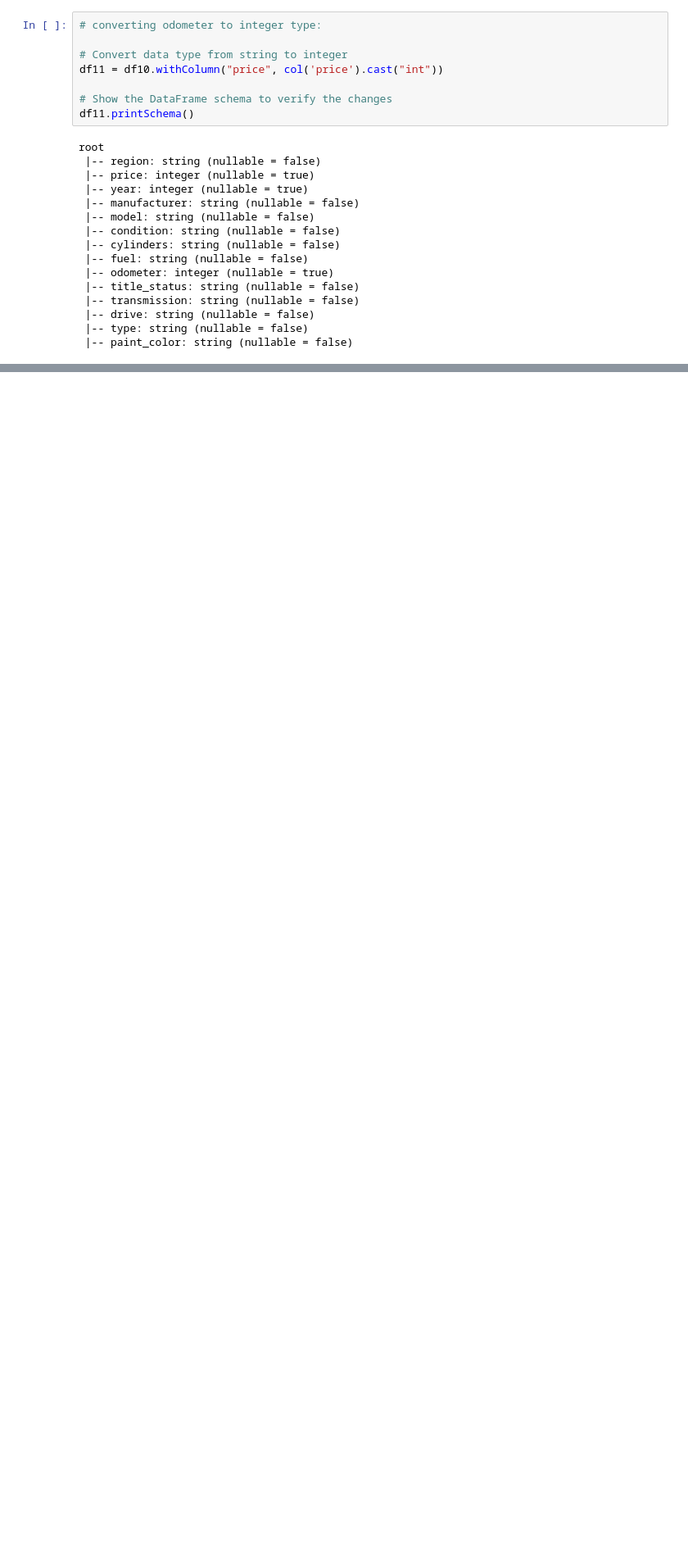
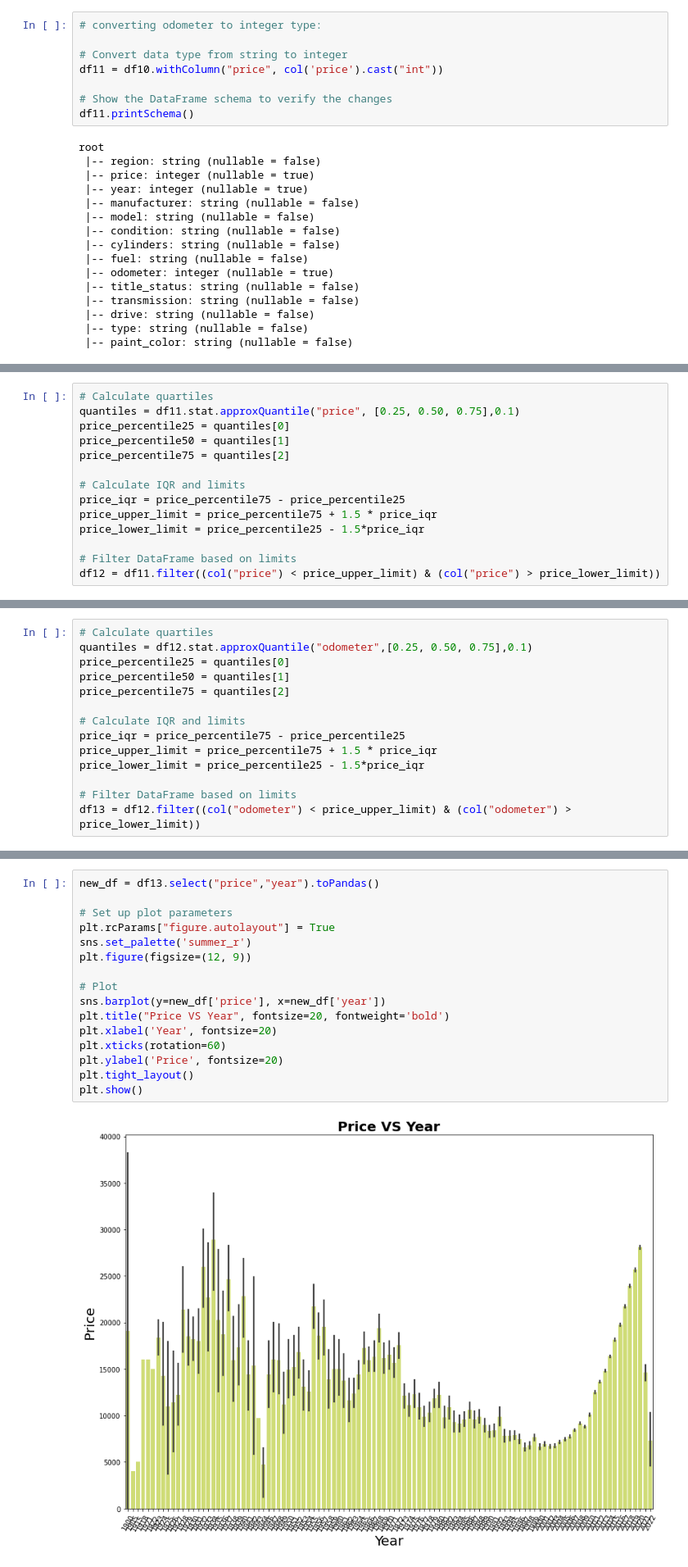
Before and after one commit to vaibhavdbda/DBDA_Project, a Jupyter notebook: New_EDA.ipynb, the cells around one changed output, grey strips where cells are left out. Shown: that part at 82% size. Saved outputs shown, nothing was run; the diff lists cells and outputs as text; blank space fills up the shorter version.

```diff
--- a/New_EDA.ipynb
+++ b/New_EDA.ipynb
@@ -805,0 +1017,14 @@ root
+# %%
+# Calculate quartiles
+quantiles = df11.stat.approxQuantile("price", [0.25, 0.50, 0.75],0.1)
+price_percentile25 = quantiles[0]
+price_percentile50 = quantiles[1]
+price_percentile75 = quantiles[2]
+
+# Calculate IQR and limits
+price_iqr = price_percentile75 - price_percentile25
+price_upper_limit = price_percentile75 + 1.5 * price_iqr
+price_lower_limit = price_percentile25 - 1.5*price_iqr
+
+# Filter DataFrame based on limits
+df12 = df11.filter((col("price") < price_upper_limit) & (col("price") > price_lower_limit))
@@ -805,0 +1037,14 @@ root
+# %%
+# Calculate quartiles
+quantiles = df12.stat.approxQuantile("odometer",[0.25, 0.50, 0.75],0.1)
+price_percentile25 = quantiles[0]
+price_percentile50 = quantiles[1]
+price_percentile75 = quantiles[2]
+
+# Calculate IQR and limits
+price_iqr = price_percentile75 - price_percentile25
+price_upper_limit = price_percentile75 + 1.5 * price_iqr
+price_lower_limit = price_percentile25 - 1.5*price_iqr
+
+# Filter DataFrame based on limits
+df13 = df12.filter((col("odometer") < price_upper_limit) & (col("odometer") > price_lower_limit))
@@ -805,0 +1060,18 @@ root
+# %%
+new_df = df13.select("price","year").toPandas()
+
+# Set up plot parameters
+plt.rcParams["figure.autolayout"] = True
+sns.set_palette('summer_r')
+plt.figure(figsize=(12, 9))
+
+# Plot
+sns.barplot(y=new_df['price'], x=new_df['year'])
+plt.title("Price VS Year", fontsize=20, fontweight='bold')
+plt.xlabel('Year', fontsize=20)
+plt.xticks(rotation=60)
+plt.ylabel('Price', fontsize=20)
+plt.tight_layout()
+plt.show()
+# %% [output]
+[figure, added]
```
Also changed, not shown: parts of 25 cells of this notebook.
